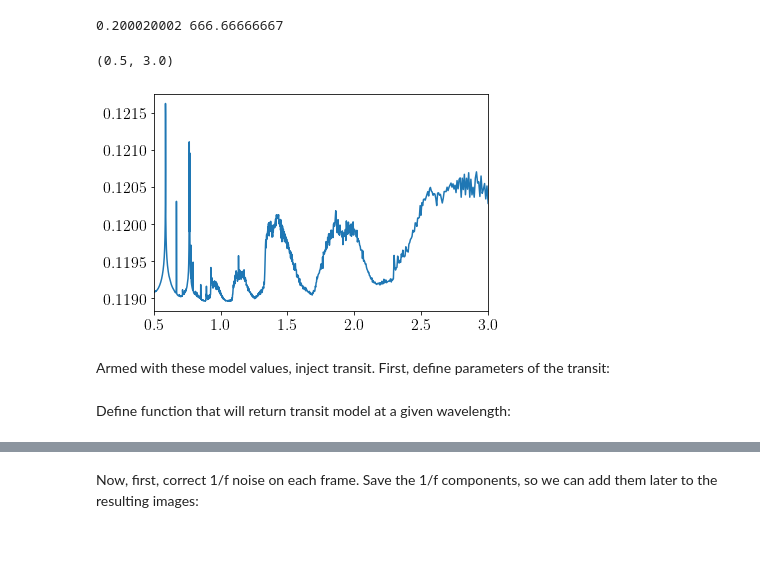
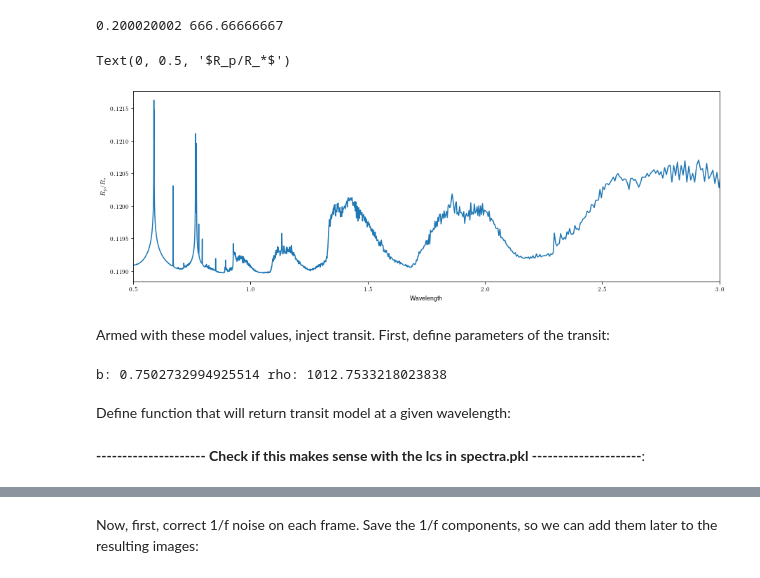
Before and after one commit to nespinoza/dat_pyinthesky, a Jupyter notebook: jdat_notebooks/soss-transit-spectroscopy/HAT-P-1b-PART2-calibration.ipynb, the cells around one changed output, grey strips where cells are left out. Drawn from its saved outputs; the diff is of its cells as text; code cells hidden in the pictures; blank space fills up the shorter version.

Commit message:
Improved sims + LD problem check

```diff
--- a/jdat_notebooks/soss-transit-spectroscopy/HAT-P-1b-PART2-calibration.ipynb
+++ b/jdat_notebooks/soss-transit-spectroscopy/HAT-P-1b-PART2-calibration.ipynb
@@ -485,11 +504,14 @@ transit_spectrum = interp1d(wavelength_model, np.sqrt(transit_depth_model))
 # %% [output]
 0.200020002 666.66666667
 # %%
+plt.figure(figsize=(15,5))
 plt.plot(wavelength_model,transit_spectrum(wavelength_model))
 plt.xlim([0.5,3.])
+plt.xlabel('Wavelength')
+plt.ylabel('$R_p/R_*$')
 # %% [output]
-(0.5, 3.0)
+Text(0, 0.5, '$R_p/R_*$')
-[figure, old version]
+[figure, new version]
 # %% [markdown]
 Armed with these model values, inject transit. First, define parameters of the transit:
 # %%
@@ -498,6 +520,11 @@ P, mid_transit_time = 4.4652998, 2459775.8911356
 # Scaled semi-major axis and planet radius (in units of stellar radius), inclination, eccentricity and
 # argument of periastron passage:
 a, rp, inc, ecc, omega = 10.22, 0.116, 85.79, 0., 90.
+G = 6.67408e-11
+rho = (a**3)*(3.*np.pi)/(G*((P*24.*3600.)**2))
+print('b:',a*np.cos(inc*np.pi/180.),'rho:',rho)
+# %% [output]
+b: 0.7502732994925514 rho: 1012.7533218023838
 # %% [markdown]
 Define function that will return transit model at a given wavelength:
 # %%
@@ -528,3 +555,5 @@ def transit_model(w):
 
     tmodel = batman.TransitModel(params, hdul_wcs['INT_TIMES'].data['int_mid_BJD_TDB'].astype('float64'))
     return tmodel.light_curve(params)
+# %% [markdown]
+**--------------------- Check if this makes sense with the lcs in spectra.pkl ---------------------**:
```
Also changed, not shown: parts of 32 cells of this notebook.
